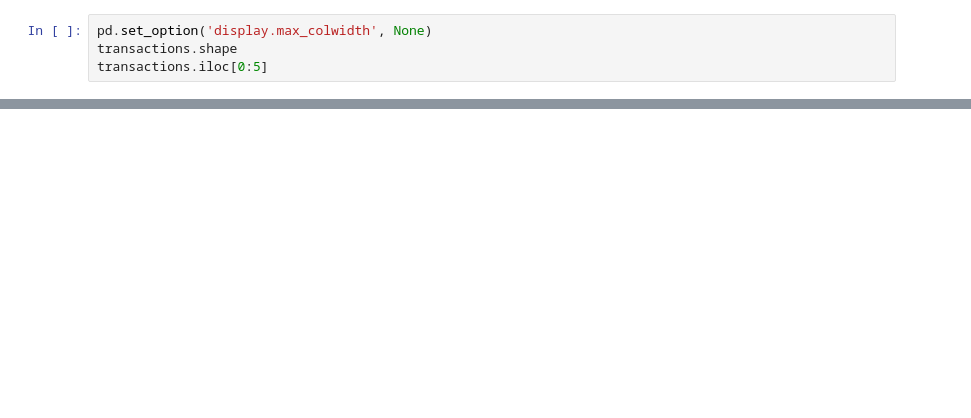
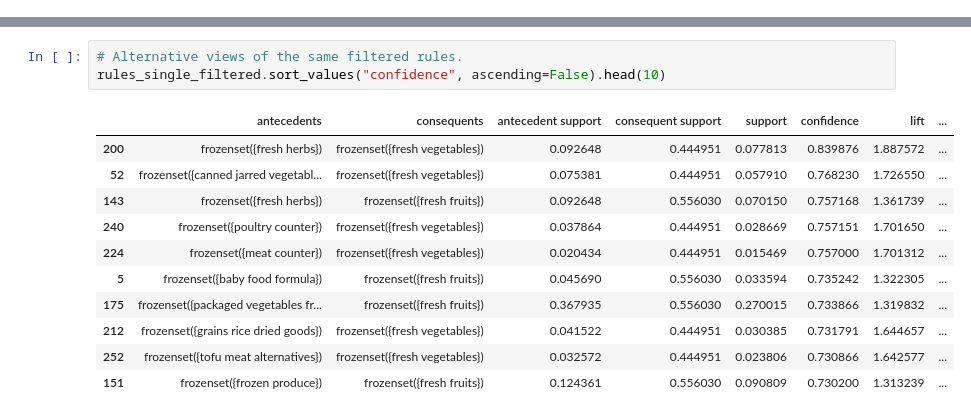
Before and after one commit to cegkaisen/data-mining-assignment, a Jupyter notebook: notebooks/data_mining_association_rules.ipynb, the cells around one changed output, grey strips where cells are left out. Saved outputs shown, nothing was run; the diff lists cells and outputs as text; blank space fills up the shorter version.

```diff
--- a/notebooks/data_mining_association_rules.ipynb
+++ b/notebooks/data_mining_association_rules.ipynb
@@ -122,4 +0,0 @@ transactions.iloc[0]
-# %%
-pd.set_option('display.max_colwidth', None)
-transactions.shape
-transactions.iloc[0:5]
@@ -390,0 +297,15 @@ rules_time_filtered.sort_values("lift", ascending=False).head(10)
+# %%
+# Alternative views of the same filtered rules.
+rules_single_filtered.sort_values("confidence", ascending=False).head(10)
+# %% [output]
+|  | antecedents | consequents | antecedent support | consequent support | support | confidence | lift | ... |
+| 200 | frozenset({fresh herbs}) | frozenset({fresh vegetables}) | 0.092648 | 0.444951 | 0.077813 | 0.839876 | 1.887572 | ... |
+| 52 | frozenset({canned jarred vegetabl... | frozenset({fresh vegetables}) | 0.075381 | 0.444951 | 0.057910 | 0.768230 | 1.726550 | ... |
+| 143 | frozenset({fresh herbs}) | frozenset({fresh fruits}) | 0.092648 | 0.556030 | 0.070150 | 0.757168 | 1.361739 | ... |
+| 240 | frozenset({poultry counter}) | frozenset({fresh vegetables}) | 0.037864 | 0.444951 | 0.028669 | 0.757151 | 1.701650 | ... |
+| 224 | frozenset({meat counter}) | frozenset({fresh vegetables}) | 0.020434 | 0.444951 | 0.015469 | 0.757000 | 1.701312 | ... |
+| 5 | frozenset({baby food formula}) | frozenset({fresh fruits}) | 0.045690 | 0.556030 | 0.033594 | 0.735242 | 1.322305 | ... |
+| 175 | frozenset({packaged vegetables fr... | frozenset({fresh fruits}) | 0.367935 | 0.556030 | 0.270015 | 0.733866 | 1.319832 | ... |
+| 212 | frozenset({grains rice dried goods}) | frozenset({fresh vegetables}) | 0.041522 | 0.444951 | 0.030385 | 0.731791 | 1.644657 | ... |
+| 252 | frozenset({tofu meat alternatives}) | frozenset({fresh vegetables}) | 0.032572 | 0.444951 | 0.023806 | 0.730866 | 1.642577 | ... |
+| 151 | frozenset({frozen produce}) | frozenset({fresh fruits}) | 0.124361 | 0.556030 | 0.090809 | 0.730200 | 1.313239 | ... |
```
Also changed, not shown: parts of 55 cells of this notebook.
